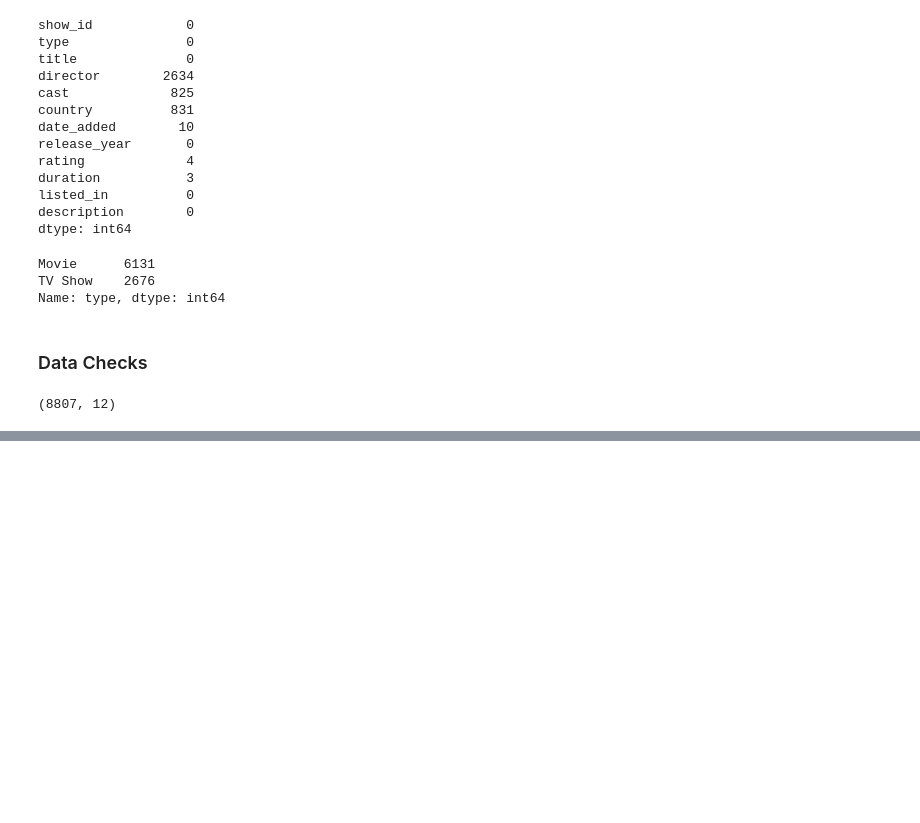
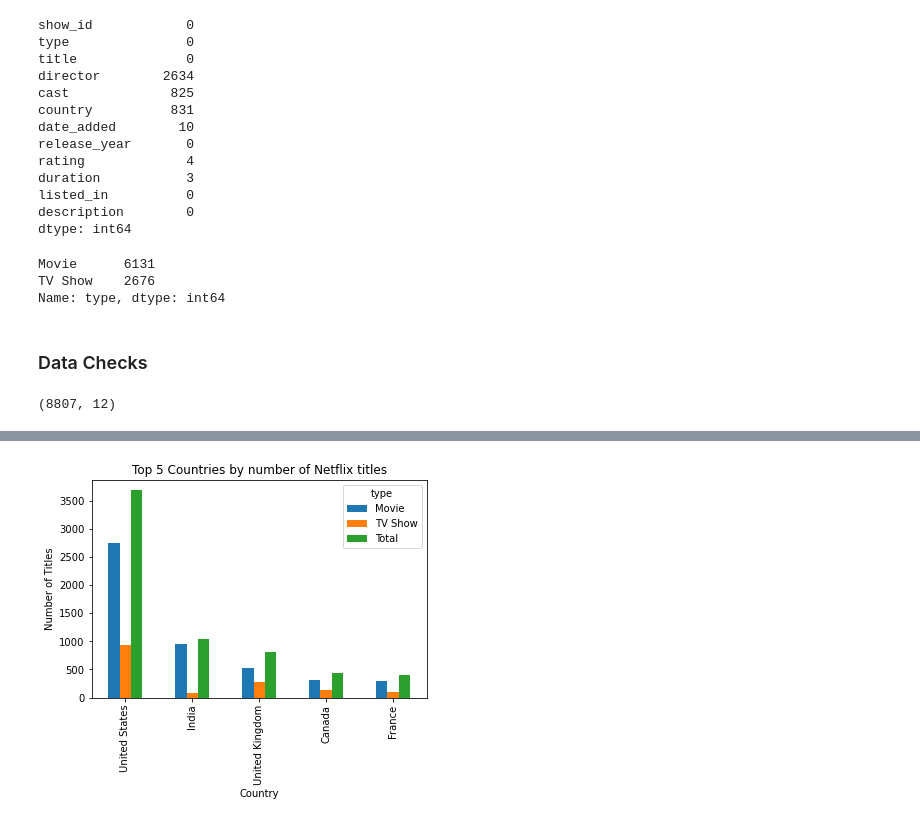
Before and after one commit to AnnanZia/CS4379G-Assignment1, a Jupyter notebook: notebooks/analysis.ipynb, the cells around one changed output, grey strips where cells are left out. Drawn from its saved outputs; the diff is of its cells as text; code cells hidden in the pictures; blank space fills up the shorter version.

```diff
--- a/notebooks/analysis.ipynb
+++ b/notebooks/analysis.ipynb
@@ -132,0 +203,23 @@ plt.plot(titlesAddedPerYear)
+# %%
+# Returns a table with the number of Movies, TV Shows, and total titles grouped together by country.
+def titles_by_country(dataframe):
+    countryRows = (
+        dataframe
+        .dropna(subset=["country"])
+        .assign(country=dataframe["country"].str.split(", "))
+        .explode("country")
+    )
+
+    summary = (
+        countryRows
+        .groupby(["country", "type"])
+        .size()
+        .unstack(fill_value=0)
+    )
+
+    summary["Total"] = summary.sum(axis=1)
+
+    return summary.sort_values("Total", ascending=False)
+# %%
+country_summary = titles_by_country(df)
+country_summary
@@ -132,0 +241,9 @@ plt.plot(titlesAddedPerYear)
+# %%
+# Plotting a bar graph for the top 5 countries with the most Netflix titles
+country_summary.head().plot.bar()
+plt.xlabel("Country")
+plt.ylabel("Number of Titles")
+plt.title("Top 5 Countries by number of Netflix titles")
+plt.show()
+# %% [output]
+[figure, added]
```
Also changed, not shown: parts of 27 cells of this notebook.
